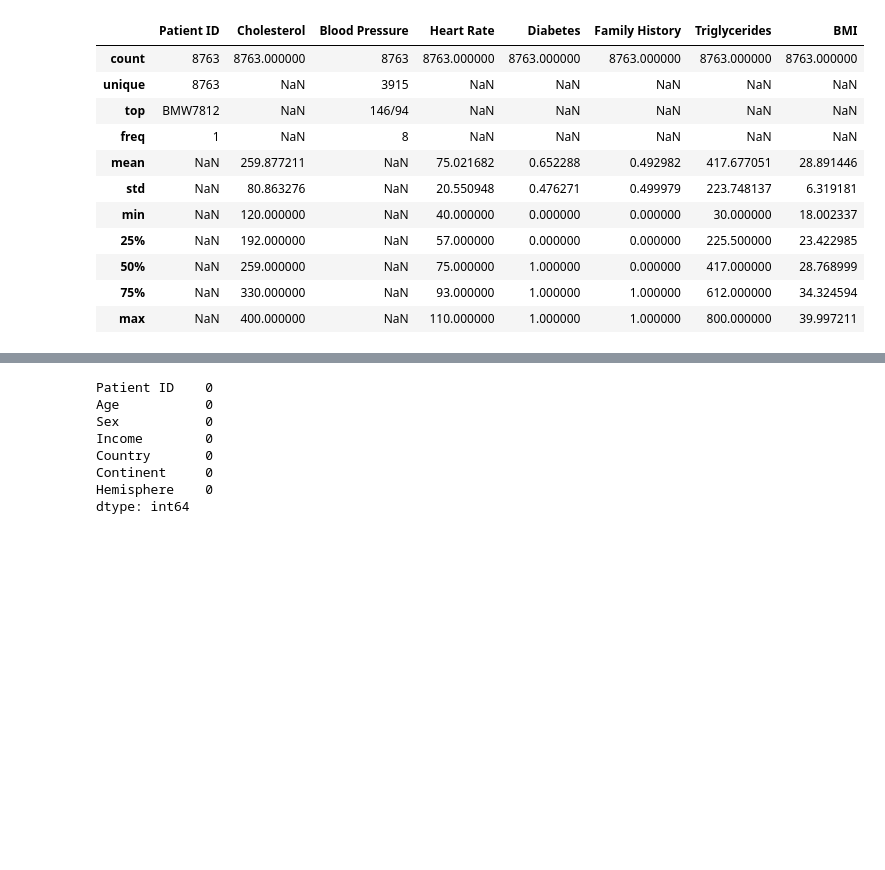
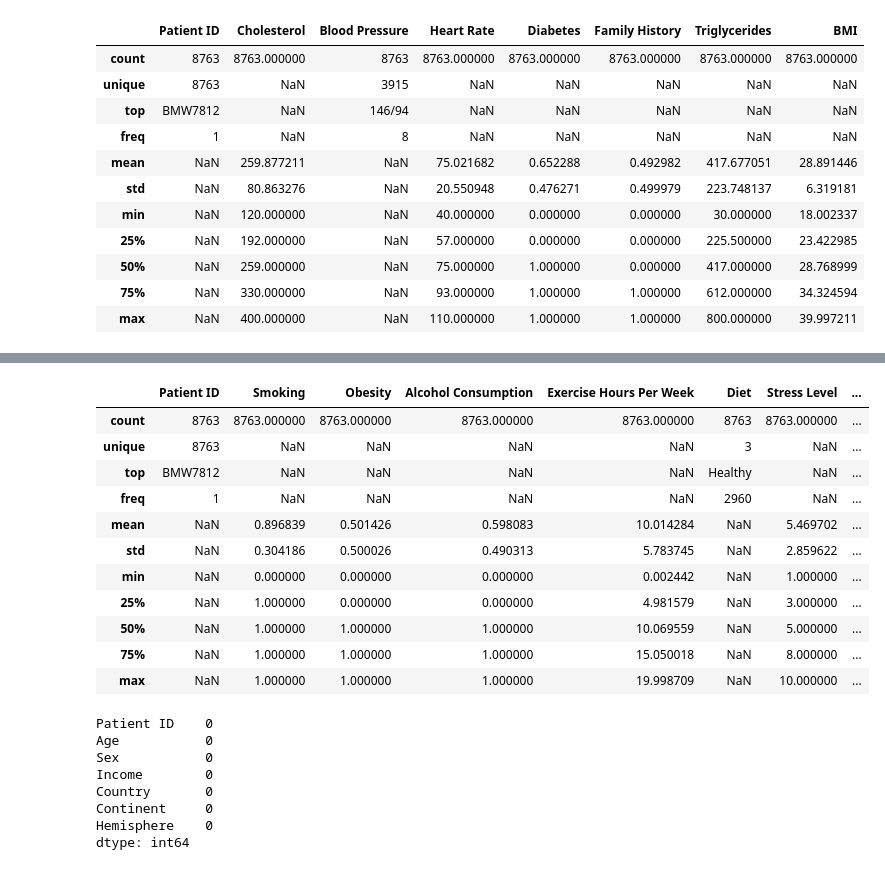
Before and after one commit to nilima-sth/aif-fusemachines-2026-practice, a Jupyter notebook: wk1_data_wrangling_problem/Wk_1_Data_Wrangling_HeartAttack.ipynb, the cells around one changed output, grey strips where cells are left out. Cells and saved outputs as stored; diff of their text form; code cells hidden in the pictures; blank space fills up the shorter version.

```diff
--- a/wk1_data_wrangling_problem/Wk_1_Data_Wrangling_HeartAttack.ipynb
+++ b/wk1_data_wrangling_problem/Wk_1_Data_Wrangling_HeartAttack.ipynb
@@ -112,3 +200,18 @@ clinical.describe(include='all')
+# %%
+lifestyle.describe(include='all')
+# %% [output]
+|  | Patient ID | Smoking | Obesity | Alcohol Consumption | Exercise Hours Per Week | Diet | Stress Level | ... |
+| count | 8763 | 8763.000000 | 8763.000000 | 8763.000000 | 8763.000000 | 8763 | 8763.000000 | ... |
+| unique | 8763 | NaN | NaN | NaN | NaN | 3 | NaN | ... |
+| top | BMW7812 | NaN | NaN | NaN | NaN | Healthy | NaN | ... |
+| freq | 1 | NaN | NaN | NaN | NaN | 2960 | NaN | ... |
+| mean | NaN | 0.896839 | 0.501426 | 0.598083 | 10.014284 | NaN | 5.469702 | ... |
+| std | NaN | 0.304186 | 0.500026 | 0.490313 | 5.783745 | NaN | 2.859622 | ... |
+| min | NaN | 0.000000 | 0.000000 | 0.000000 | 0.002442 | NaN | 1.000000 | ... |
+| 25% | NaN | 1.000000 | 0.000000 | 0.000000 | 4.981579 | NaN | 3.000000 | ... |
+| 50% | NaN | 1.000000 | 1.000000 | 1.000000 | 10.069559 | NaN | 5.000000 | ... |
+| 75% | NaN | 1.000000 | 1.000000 | 1.000000 | 15.050018 | NaN | 8.000000 | ... |
+| max | NaN | 1.000000 | 1.000000 | 1.000000 | 19.998709 | NaN | 10.000000 | ... |
 # %%
 demographics.isnull().sum()
 # %% [output]
```
Also changed, not shown: parts of 35 cells of this notebook, 3 other files.
